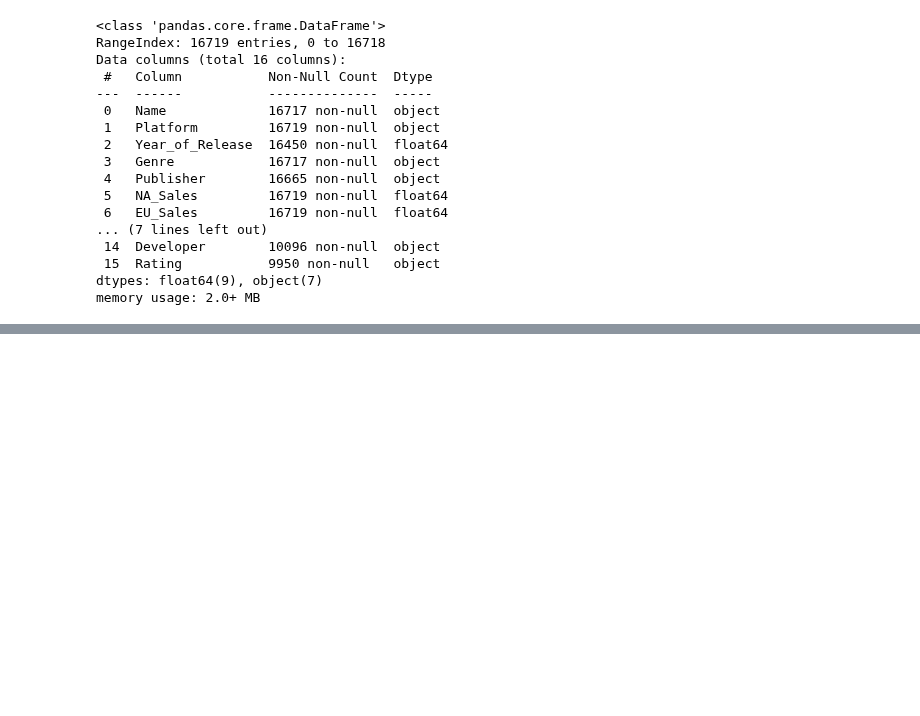
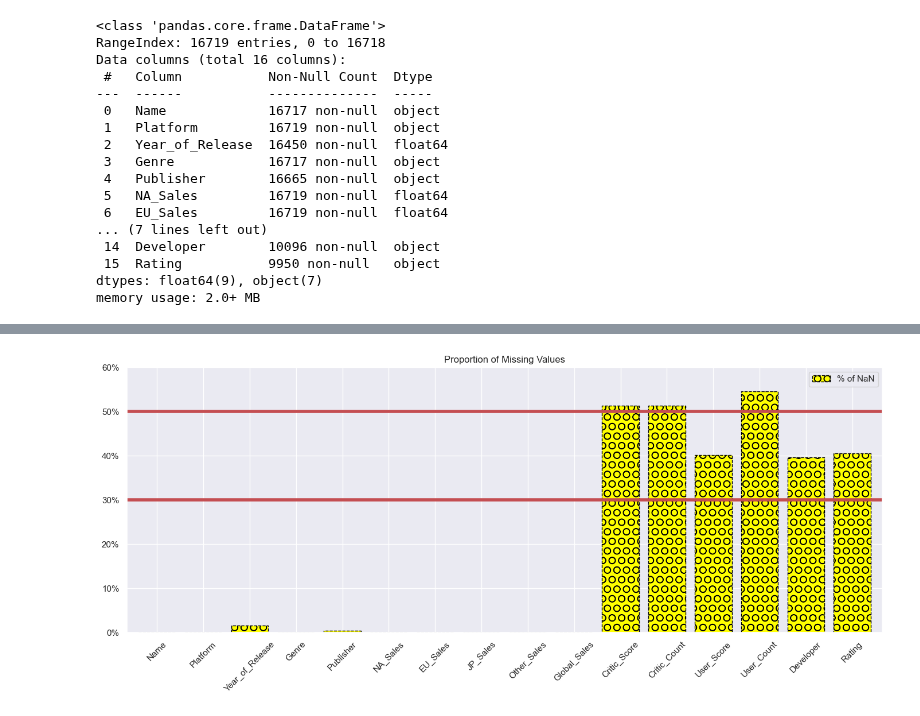
Before and after one commit to izazaka/Data, a Jupyter notebook: CA1 - Data Visualisation.ipynb, the cells around one changed output, grey strips where cells are left out. Saved outputs shown, nothing was run; the diff lists cells and outputs as text; code cells hidden in the pictures; blank space fills up the shorter version.

Commit message:
Part 1
I have started part 1 with some plots and drafts.

```diff
--- a/CA1 - Data Visualisation.ipynb
+++ b/CA1 - Data Visualisation.ipynb
@@ -82,3 +90,5 @@ vg.describe()
 | 50% | 2007.000000 | 0.080000 | 0.020000 | 0.000000 | 0.010000 | 0.170000 | 71.000000 | 21.000000 | ... |
 | 75% | 2010.000000 | 0.240000 | 0.110000 | 0.040000 | 0.030000 | 0.470000 | 79.000000 | 36.000000 | ... |
 | max | 2020.000000 | 41.360000 | 28.960000 | 10.220000 | 10.570000 | 82.530000 | 98.000000 | 113.000000 | ... |
+# %%
+vg.replace('missing_value', pd.NA, inplace=True)
@@ -84,0 +115,8 @@ vg.describe()
+# %%
+isnull = vg.isnull().sum()
+
+nperc = pd.DataFrame((isnull / (len(vg))) * 100)
+
+nperc.columns = ["% of NaN"]
+
+nperc.tail()
@@ -84,0 +130,17 @@ vg.describe()
+# %%
+nperc.plot(kind = "bar", color = "yellow", figsize = (17,6),
+          width = 0.8, edgecolor = "black", hatch = "O",
+          linestyle = "--")
+
+plt.axhline(y = 50, linewidth = 4, color = 'r',
+           linestyle = "-")
+plt.axhline(y = 30, linewidth = 4, color = 'r',
+           linestyle = "-")
+
+
+plt.title("Proportion of Missing Values")
+
+plt.yticks(ticks = plt.yticks()[0], labels=[f"{int(tick)}%" for tick in plt.yticks()[0]])
+plt.xticks(rotation = 45);
+# %% [output]
+[figure, added]
```
Also changed, not shown: parts of 30 cells of this notebook.
